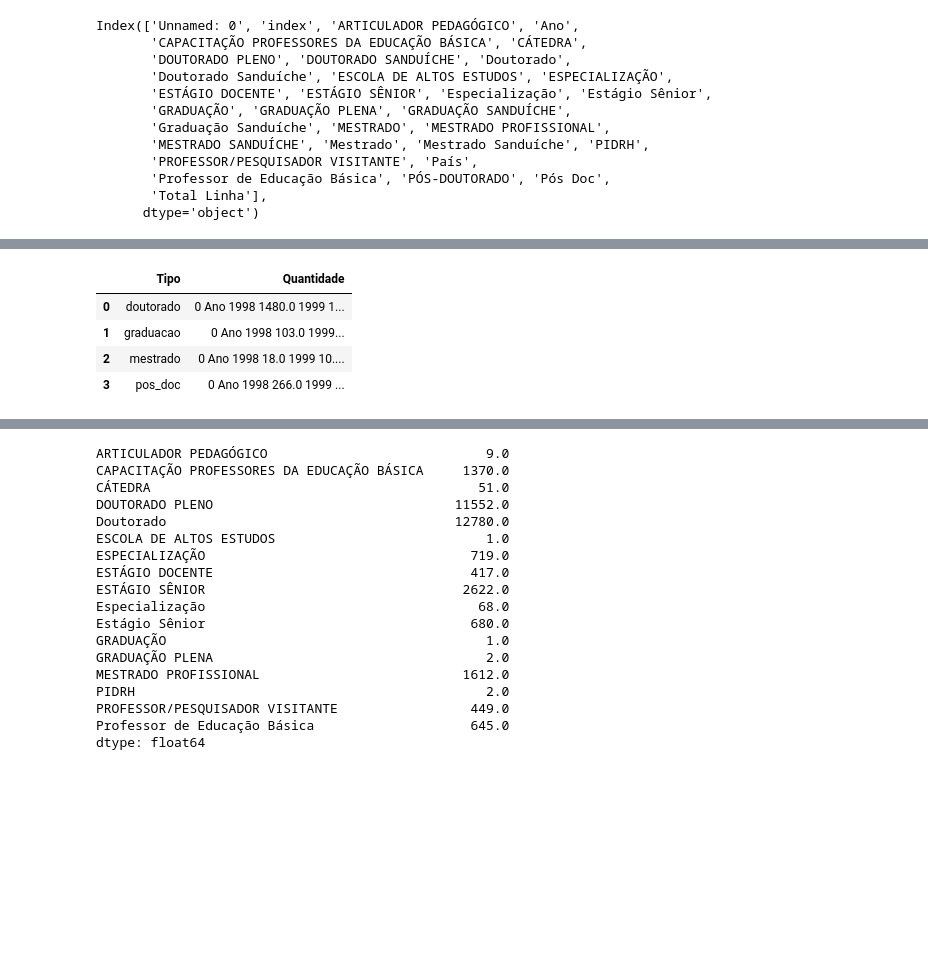
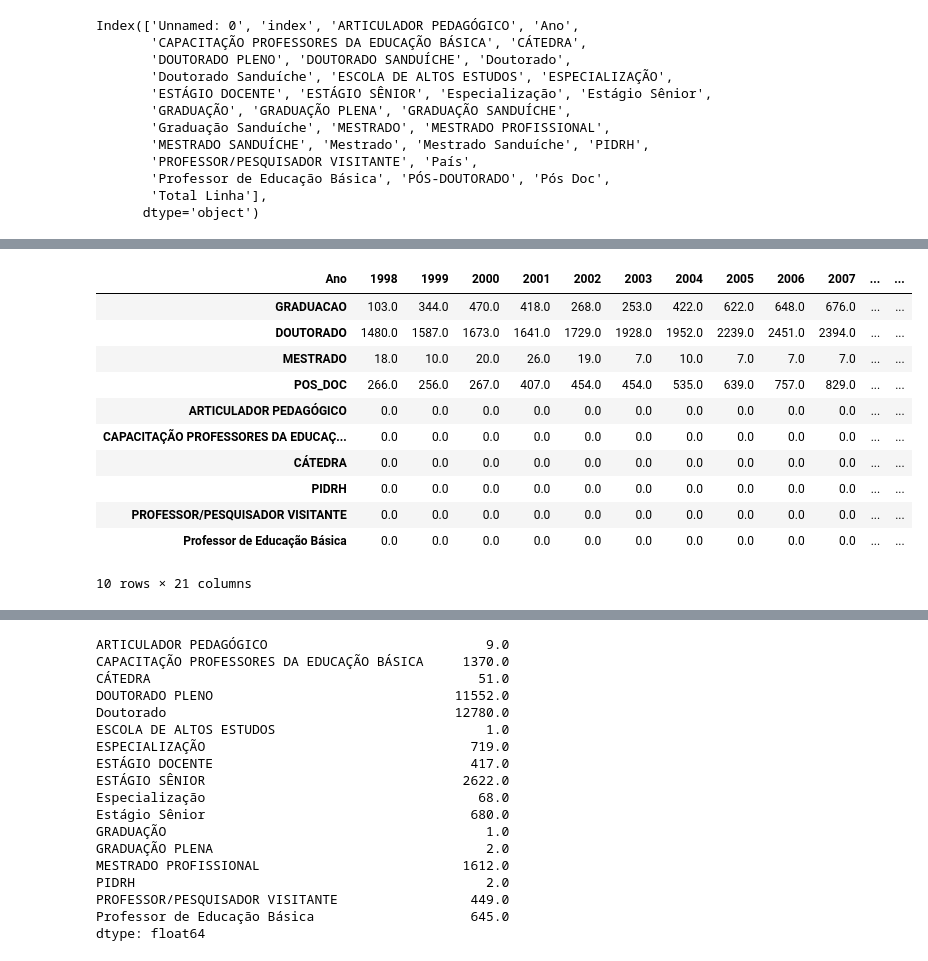
Before and after one commit to lailson93/datavis-course, a Jupyter notebook: projet/capes_exterior.ipynb, the cells around one changed output, grey strips where cells are left out. Saved outputs shown, nothing was run; the diff lists cells and outputs as text; code cells hidden in the pictures; blank space fills up the shorter version.

```diff
--- a/projet/capes_exterior.ipynb
+++ b/projet/capes_exterior.ipynb
@@ -58,8 +66,32 @@ bolsas_byYear[['ARTICULADOR PEDAGÓGICO','CAPACITAÇÃO PROFESSORES DA EDUCAÇÃ
-# %%
-data = [['doutorado',doutorado],['graduacao',graduacao],['mestrado',mestrado],['pos_doc',pos_doc]]
-# %% [output]
-|  | Tipo | Quantidade |
-| 0 | doutorado | 0 Ano 1998 1480.0 1999 1... |
-| 1 | graduacao | 0 Ano 1998 103.0 1999... |
-| 2 | mestrado | 0 Ano 1998 18.0 1999 10.... |
-| 3 | pos_doc | 0 Ano 1998 266.0 1999 ... |
+# %%
+doutorado = (serie_bolsas['Doutorado']+serie_bolsas['DOUTORADO PLENO']+serie_bolsas['DOUTORADO SANDUÍCHE'] + serie_bolsas['Doutorado Sanduíche'])
+graduacao = (serie_bolsas['GRADUAÇÃO SANDUÍCHE'] + serie_bolsas['Graduação Sanduíche'] + serie_bolsas['GRADUAÇÃO']+serie_bolsas['GRADUAÇÃO PLENA'])
+mestrado = (serie_bolsas['MESTRADO PROFISSIONAL']+serie_bolsas['MESTRADO']+serie_bolsas['Mestrado']+serie_bolsas['MESTRADO SANDUÍCHE']+serie_bolsas['Mestrado Sanduíche'])
+pos_doc = (serie_bolsas['PÓS-DOUTORADO'] + serie_bolsas['Pós Doc'])
+
+df = pd.DataFrame()
+df['GRADUACAO'] = graduacao
+df['DOUTORADO'] = doutorado
+df['MESTRADO'] = mestrado
+df['POS_DOC'] = pos_doc
+df['ARTICULADOR PEDAGÓGICO'] = serie_bolsas['ARTICULADOR PEDAGÓGICO']
+df['CAPACITAÇÃO PROFESSORES DA EDUCAÇÃO BÁSICA'] = serie_bolsas['CAPACITAÇÃO PROFESSORES DA EDUCAÇÃO BÁSICA']
+df['CÁTEDRA'] = serie_bolsas['CÁTEDRA']
+df['PIDRH'] = serie_bolsas['PIDRH']
+df['PROFESSOR/PESQUISADOR VISITANTE'] = serie_bolsas['PROFESSOR/PESQUISADOR VISITANTE']
+df['Professor de Educação Básica'] = serie_bolsas['Professor de Educação Básica']
+df_transportada = df.transpose()
+df_transportada
+# %% [output]
+| Ano | 1998 | 1999 | 2000 | 2001 | 2002 | 2003 | 2004 | 2005 | 2006 | 2007 | ... | ... |
+| GRADUACAO | 103.0 | 344.0 | 470.0 | 418.0 | 268.0 | 253.0 | 422.0 | 622.0 | 648.0 | 676.0 | ... | ... |
+| DOUTORADO | 1480.0 | 1587.0 | 1673.0 | 1641.0 | 1729.0 | 1928.0 | 1952.0 | 2239.0 | 2451.0 | 2394.0 | ... | ... |
+| MESTRADO | 18.0 | 10.0 | 20.0 | 26.0 | 19.0 | 7.0 | 10.0 | 7.0 | 7.0 | 7.0 | ... | ... |
+| POS_DOC | 266.0 | 256.0 | 267.0 | 407.0 | 454.0 | 454.0 | 535.0 | 639.0 | 757.0 | 829.0 | ... | ... |
+| ARTICULADOR PEDAGÓGICO | 0.0 | 0.0 | 0.0 | 0.0 | 0.0 | 0.0 | 0.0 | 0.0 | 0.0 | 0.0 | ... | ... |
+| CAPACITAÇÃO PROFESSORES DA EDUCAÇ... | 0.0 | 0.0 | 0.0 | 0.0 | 0.0 | 0.0 | 0.0 | 0.0 | 0.0 | 0.0 | ... | ... |
+| CÁTEDRA | 0.0 | 0.0 | 0.0 | 0.0 | 0.0 | 0.0 | 0.0 | 0.0 | 0.0 | 0.0 | ... | ... |
+| PIDRH | 0.0 | 0.0 | 0.0 | 0.0 | 0.0 | 0.0 | 0.0 | 0.0 | 0.0 | 0.0 | ... | ... |
+| PROFESSOR/PESQUISADOR VISITANTE | 0.0 | 0.0 | 0.0 | 0.0 | 0.0 | 0.0 | 0.0 | 0.0 | 0.0 | 0.0 | ... | ... |
+| Professor de Educação Básica | 0.0 | 0.0 | 0.0 | 0.0 | 0.0 | 0.0 | 0.0 | 0.0 | 0.0 | 0.0 | ... | ... |
+10 rows × 21 columns
```
Also changed, not shown: parts of 10 cells of this notebook, 1 other file.
